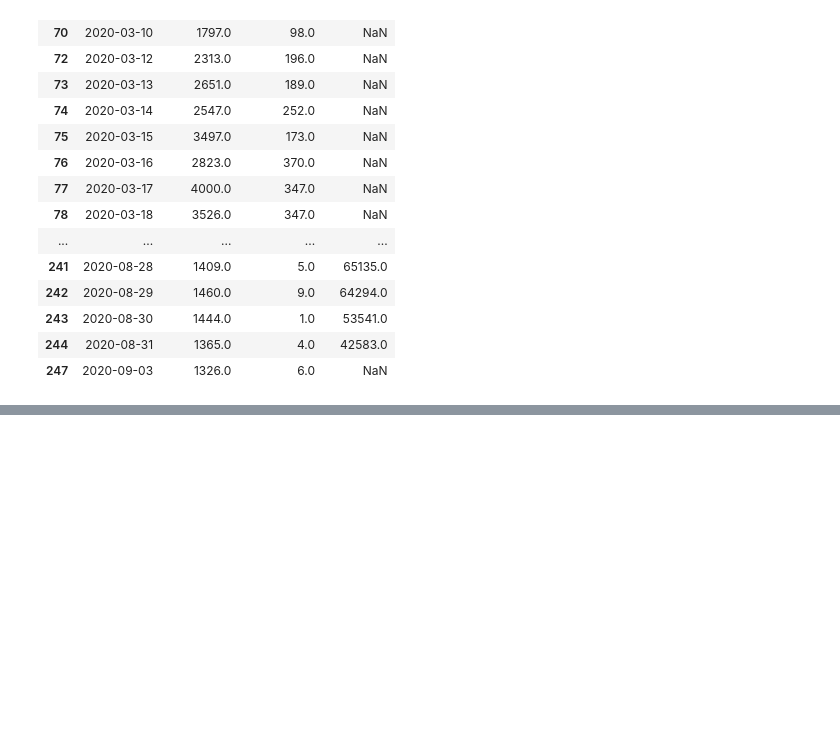
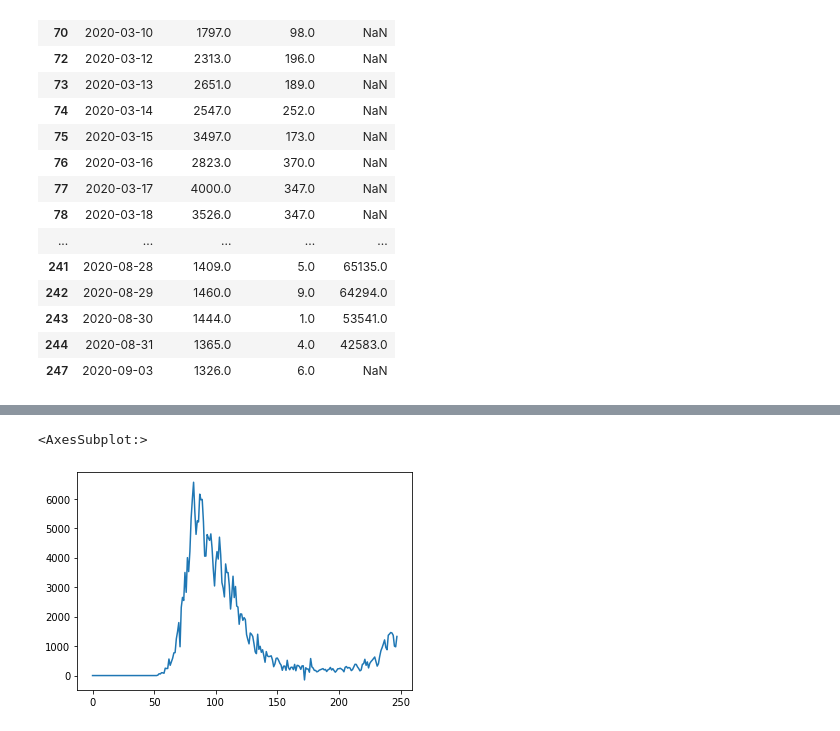
Before and after one commit to RndmCodeGuy20/Data-Analysis-w-Pandas, a Jupyter notebook: Examples/CovidItaly.ipynb, the cells around one changed output, grey strips where cells are left out. Drawn from its saved outputs; the diff is of its cells as text; code cells hidden in the pictures; blank space fills up the shorter version.

```diff
--- a/Examples/CovidItaly.ipynb
+++ b/Examples/CovidItaly.ipynb
@@ -259,0 +283,5 @@ with pd.option_context('display.max_rows', 100):
+# %%
+covid_df.new_cases.plot()
+# %% [output]
+<AxesSubplot:>
+[figure, added]
```
Also changed, not shown: parts of 49 cells of this notebook, 2 other files.
